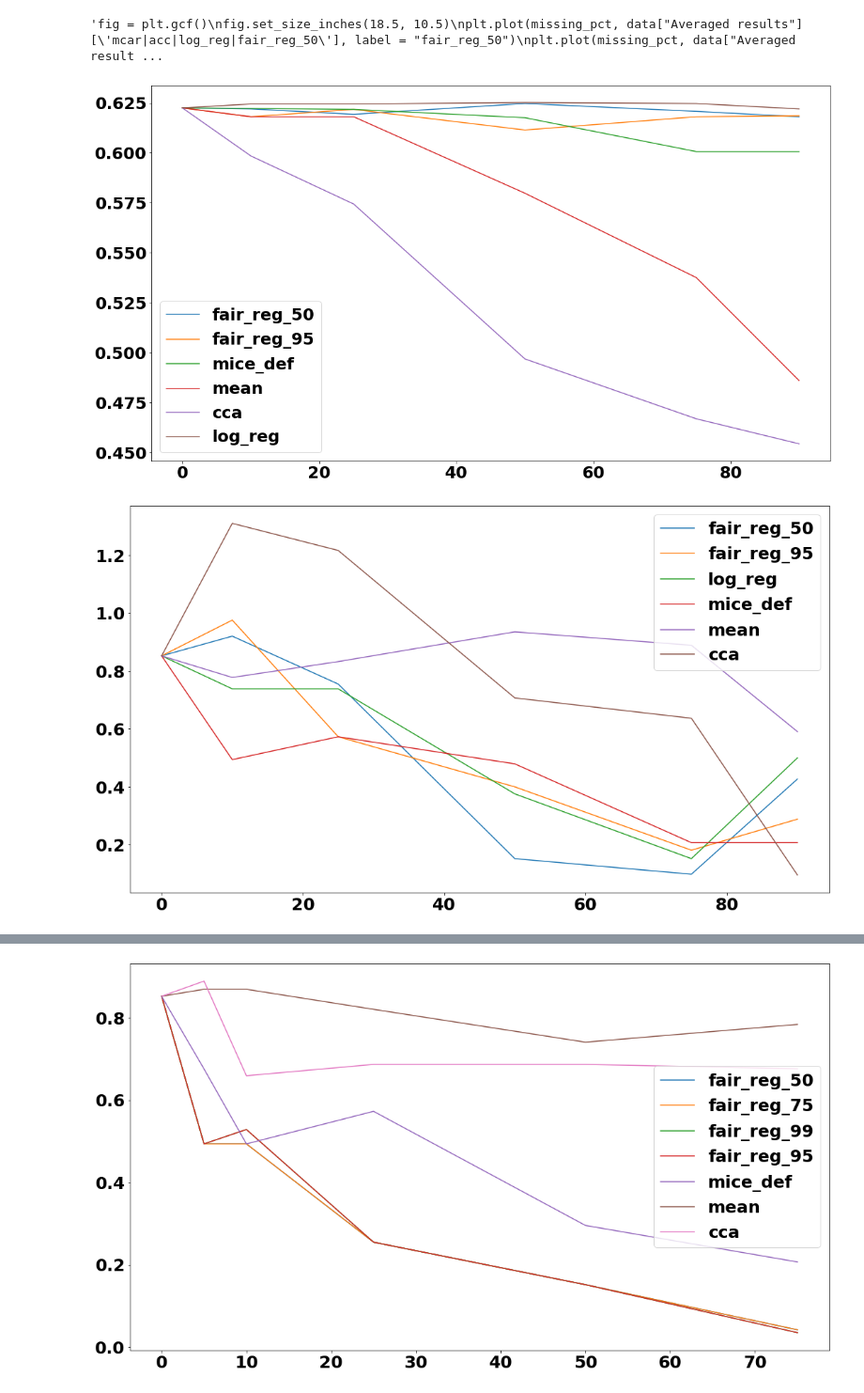
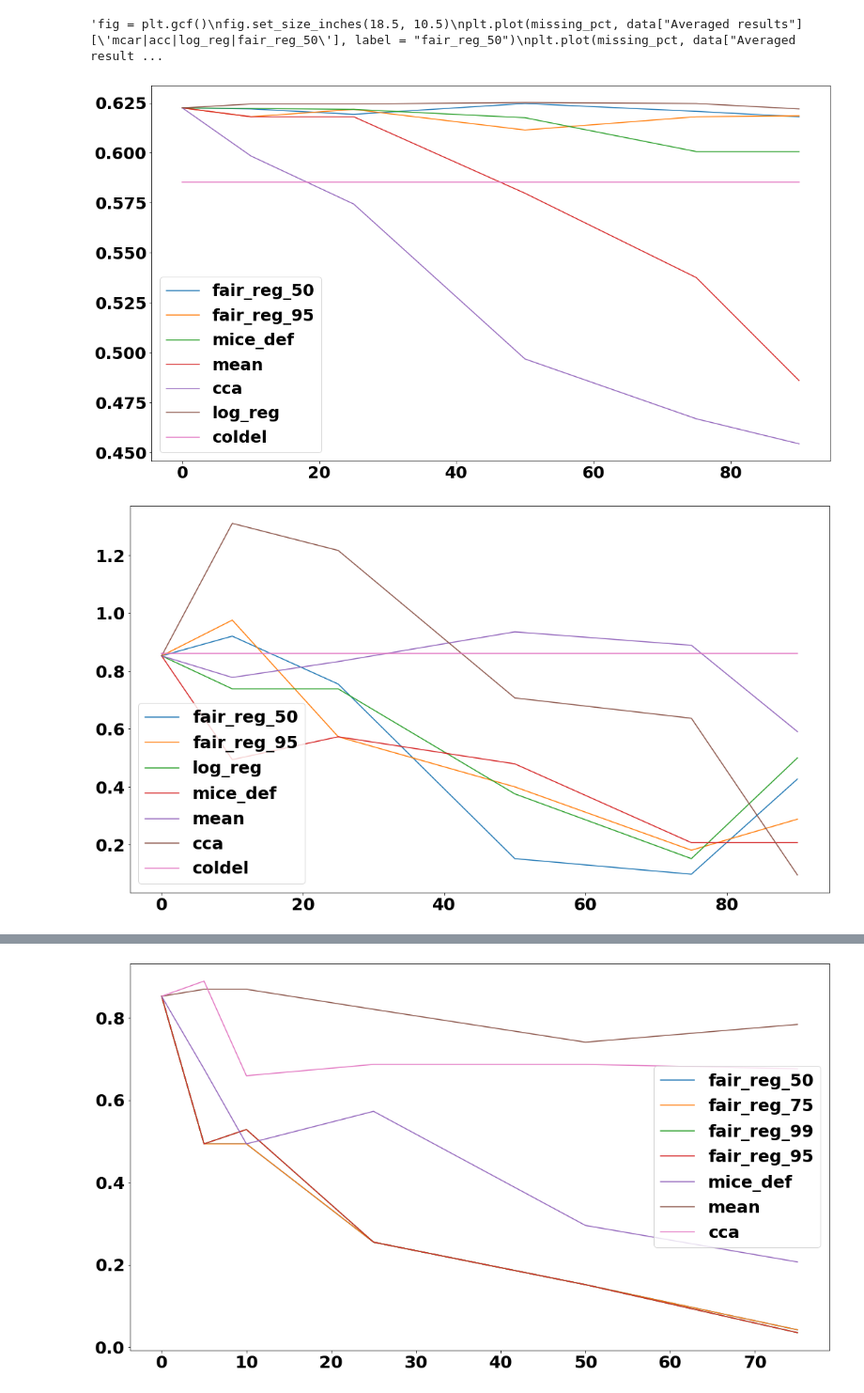
Before and after one commit to mjdioli/masters, a Jupyter notebook: final_exp copy 2.ipynb, the cells around one changed output, grey strips where cells are left out. Shown at 94% size. Saved outputs shown, nothing was run; the diff lists cells and outputs as text; code cells hidden in the pictures.

```diff
--- a/final_exp copy 2.ipynb
+++ b/final_exp copy 2.ipynb
@@ -53,20 +53,22 @@ plt.plot(missing_pct, data["Averaged results"]['mar|acc|log_reg|mice_def'], labe
 plt.plot(missing_pct, data["Averaged results"]['mar|acc|log_reg|mean'], label = "mean")
 plt.plot(missing_pct, data["Averaged results"]['mar|acc|log_reg|cca'], label = "cca")
 plt.plot(missing_pct, data["Averaged results"]['mar|acc|log_reg|log_reg'], label = "log_reg")
+plt.plot(missing_pct, data["Averaged results"]['mar|acc|log_reg|coldel'], label = "coldel")
 plt.legend()
 plt.show()
 # %% [output]
-[figure, old version]
+[figure, new version]
 # %%
 fig = plt.gcf()
 fig.set_size_inches(18.5, 10.5)
 plt.plot(missing_pct, data["Averaged results"]['mar|eosum|log_reg|fair_reg_50'], label = "fair_reg_50")
 plt.plot(missing_pct, data["Averaged results"]['mar|eosum|log_reg|fair_reg_95'], label = "fair_reg_95")
 plt.plot(missing_pct, data["Averaged results"]['mar|eosum|log_reg|log_reg'], label = "log_reg")
 plt.plot(missing_pct, data["Averaged results"]['mar|eosum|log_reg|mice_def'], label = "mice_def")
 plt.plot(missing_pct, data["Averaged results"]['mar|eosum|log_reg|mean'], label = "mean")
 plt.plot(missing_pct, data["Averaged results"]['mar|eosum|log_reg|cca'], label = "cca")
+plt.plot(missing_pct, data["Averaged results"]['mar|eosum|log_reg|coldel'], label = "coldel")
 plt.legend()
 plt.show()
 # %% [output]
-[figure, old version]
+[figure, new version]
```
Also changed, not shown: parts of 1 cell of this notebook, 2 other files.
